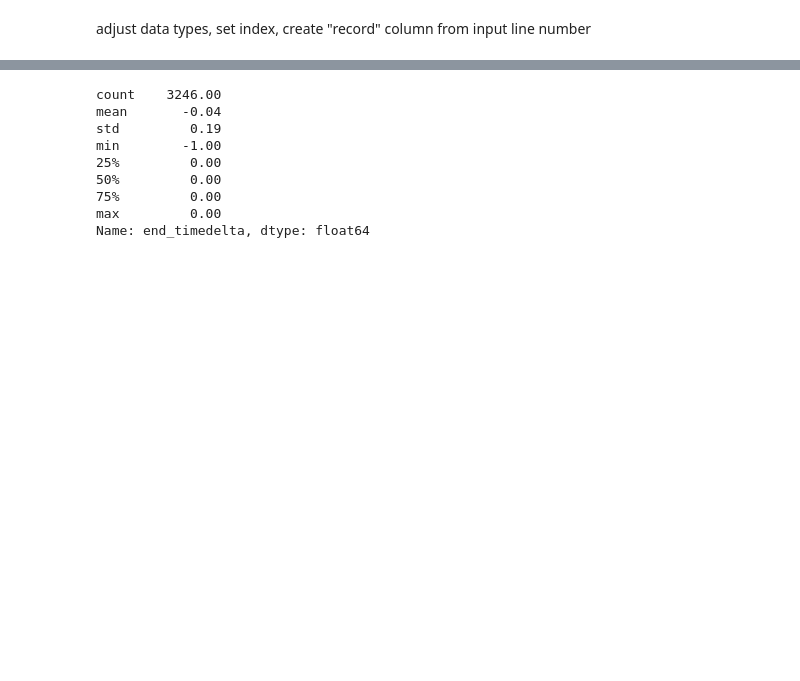
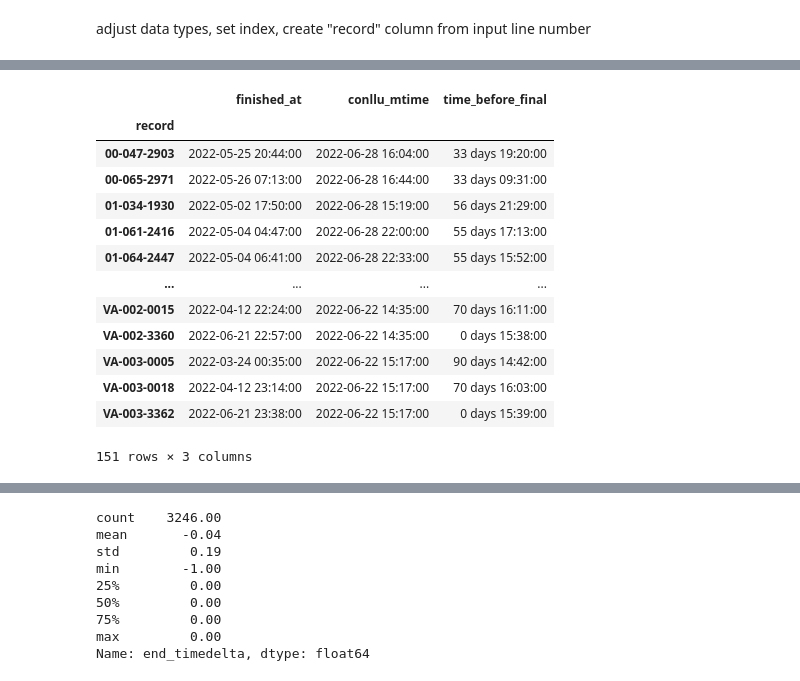
Before and after one commit to MatsRooth/puddin, a Jupyter notebook: notebooks/view_processing-index-csv.ipynb, the cells around one changed output, grey strips where cells are left out. Drawn from its saved outputs; the diff is of its cells as text; code cells hidden in the pictures; blank space fills up the shorter version.

```diff
--- a/notebooks/view_processing-index-csv.ipynb
+++ b/notebooks/view_processing-index-csv.ipynb
@@ -86,5 +86,19 @@ info.sample(5)[[c for c in info.columns if c.endswith(('seconds','B', 'mtime', '
 # %%
-# was_replaced = info.duplicated(keep=False, subset=['data_origin_group', 'slice_number', 'final_slice_path', 'conllu_path'])
-# info.loc[was_replaced, :].sort_values('record')
 was_replaced = info.duplicated(keep='last', subset=['data_origin_group', 'slice_number', 'conllu_path'])
 replaced = info.loc[was_replaced,:].sort_values('record')
+replaced.loc[:,['finished_at','conllu_mtime']].assign(time_before_final=(replaced.conllu_mtime - replaced.finished_at))
+# %% [output]
+|  | finished_at | conllu_mtime | time_before_final |
+| record |  |  |  |
+| 00-047-2903 | 2022-05-25 20:44:00 | 2022-06-28 16:04:00 | 33 days 19:20:00 |
+| 00-065-2971 | 2022-05-26 07:13:00 | 2022-06-28 16:44:00 | 33 days 09:31:00 |
+| 01-034-1930 | 2022-05-02 17:50:00 | 2022-06-28 15:19:00 | 56 days 21:29:00 |
+| 01-061-2416 | 2022-05-04 04:47:00 | 2022-06-28 22:00:00 | 55 days 17:13:00 |
+| 01-064-2447 | 2022-05-04 06:41:00 | 2022-06-28 22:33:00 | 55 days 15:52:00 |
+| ... | ... | ... | ... |
+| VA-002-0015 | 2022-04-12 22:24:00 | 2022-06-22 14:35:00 | 70 days 16:11:00 |
+| VA-002-3360 | 2022-06-21 22:57:00 | 2022-06-22 14:35:00 | 0 days 15:38:00 |
+| VA-003-0005 | 2022-03-24 00:35:00 | 2022-06-22 15:17:00 | 90 days 14:42:00 |
+| VA-003-0018 | 2022-04-12 23:14:00 | 2022-06-22 15:17:00 | 70 days 16:03:00 |
+| VA-003-3362 | 2022-06-21 23:38:00 | 2022-06-22 15:17:00 | 0 days 15:39:00 |
+151 rows × 3 columns
```
Also changed, not shown: parts of 25 cells of this notebook, 5 other files.
